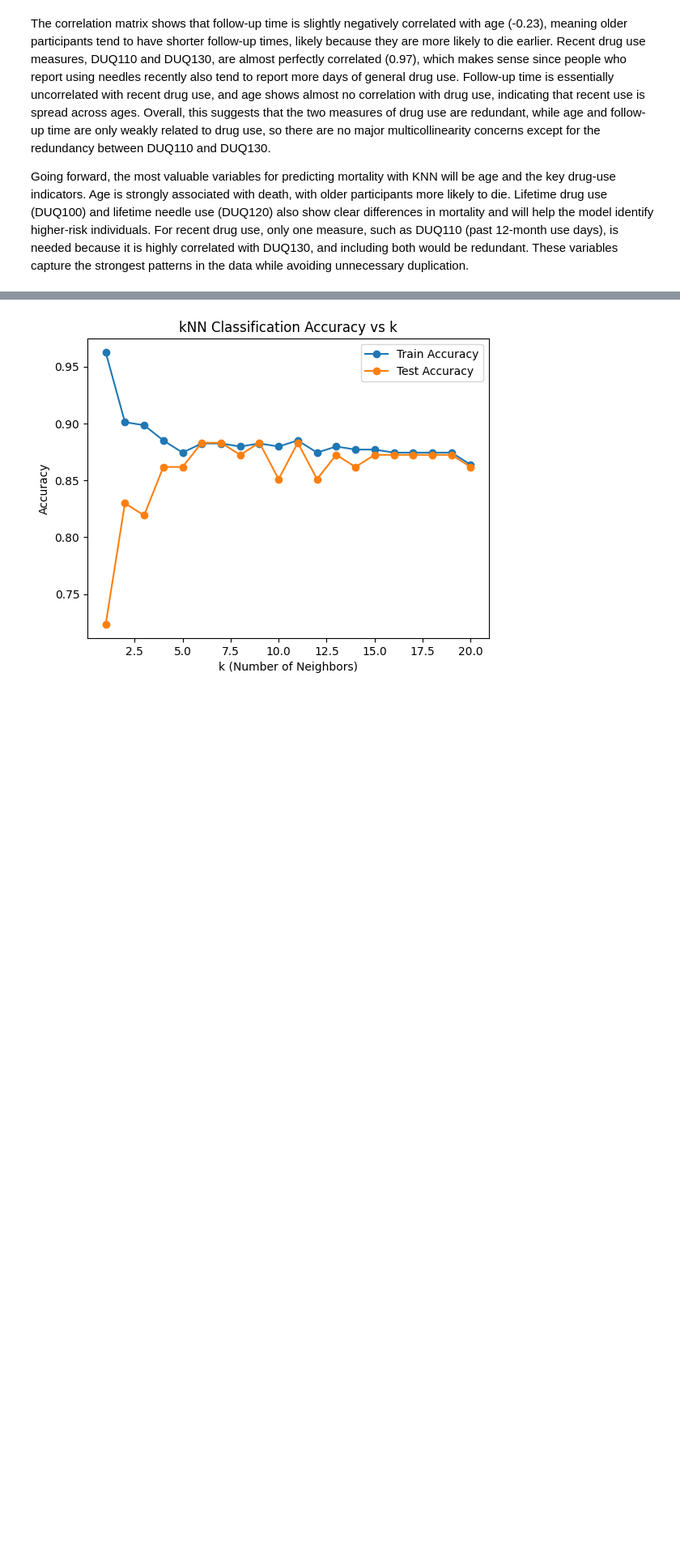
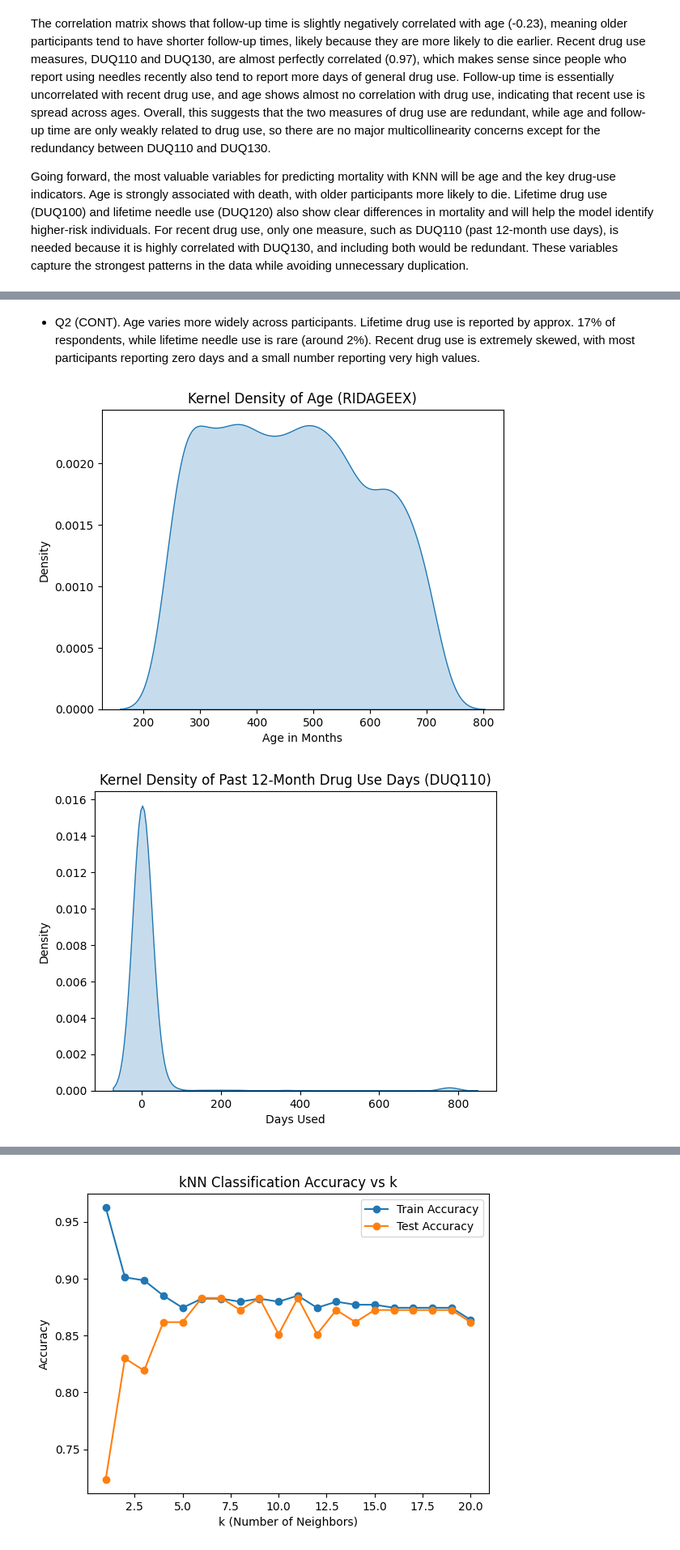
Before and after one commit to ayanrasulova/Project-1-Wrangling-EDA-kNN, a Jupyter notebook: project.ipynb, the cells around one changed output, grey strips where cells are left out. Shown at 81% size. Cells and saved outputs as stored; diff of their text form; code cells hidden in the pictures; blank space fills up the shorter version.

```diff
--- a/project.ipynb
+++ b/project.ipynb
@@ -366,0 +433,22 @@ Going forward, the most valuable variables for predicting mortality with KNN wil
+# %% [markdown]
+- Q2 (CONT). Age varies more widely across participants. Lifetime drug use is reported by approx. 17% of respondents, while lifetime needle use is rare (around 2%). Recent drug use is extremely skewed, with most participants reporting zero days and a small number reporting very high values.
+# %%
+# Kernel Density Estimates
+
+import seaborn as sns
+import matplotlib.pyplot as plt
+
+plt.figure()
+sns.kdeplot(df["RIDAGEEX"].dropna(), fill=True)
+plt.title("Kernel Density of Age (RIDAGEEX)")
+plt.xlabel("Age in Months")
+plt.show()
+
+plt.figure()
+sns.kdeplot(df["DUQ110"].dropna(), fill=True)
+plt.title("Kernel Density of Past 12-Month Drug Use Days (DUQ110)")
+plt.xlabel("Days Used")
+plt.show()
+# %% [output]
+[figure, added]
+[figure, added]
```
Also changed, not shown: parts of 7 cells of this notebook.
